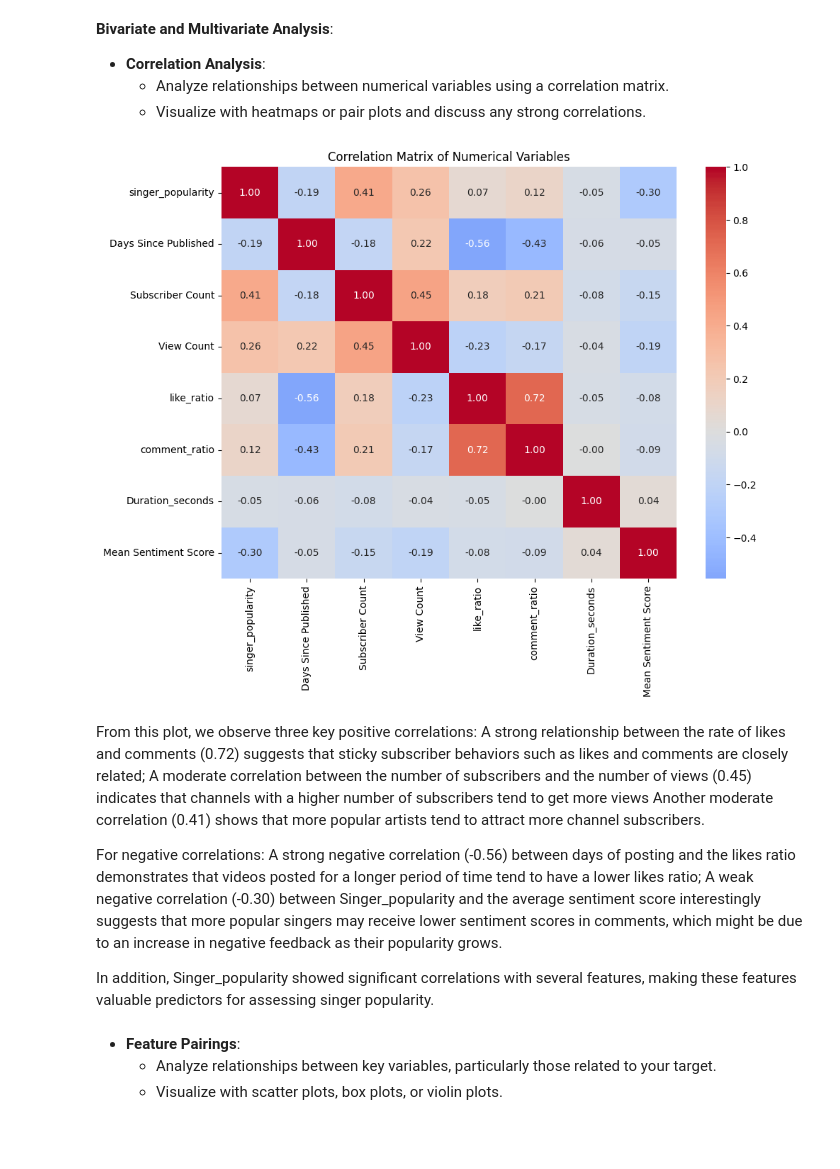
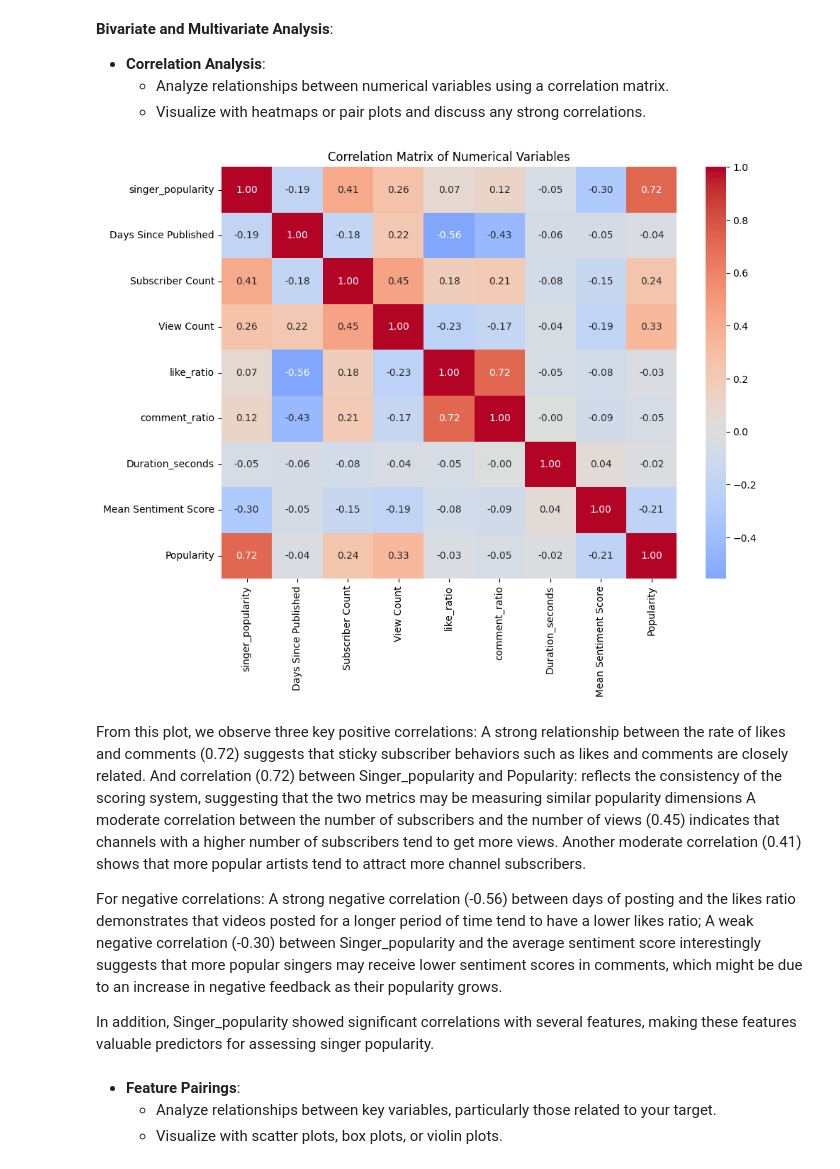
Before and after one commit to Jaycallyz/DSAN-5000-Project, a Jupyter notebook: technical-details/eda/main.ipynb, the cells around one changed output. Drawn from its saved outputs; the diff is of its cells as text; code cells hidden in the pictures; blank space fills up the shorter version.

```diff
--- a/technical-details/eda/main.ipynb
+++ b/technical-details/eda/main.ipynb
@@ -124,25 +124,27 @@ plt.xticks(rotation=45)
   - Visualize with heatmaps or pair plots and discuss any strong correlations.
 # %%
 numeric_cols = ['singer_popularity', 'Days Since Published', 'Subscriber Count',
-                  'View Count', 'like_ratio','comment_ratio', 'Duration_seconds', 'Mean Sentiment Score']
+                  'View Count', 'like_ratio','comment_ratio', 'Duration_seconds', 'Mean Sentiment Score','Popularity']
 correlation_matrix = df[numeric_cols].corr()
 
 # Create correlation heatmap
 plt.figure(figsize=(10, 8))
 sns.heatmap(correlation_matrix,
             annot=True,
             cmap='coolwarm',
             center=0,
             fmt='.2f')
 plt.title('Correlation Matrix of Numerical Variables')
 plt.tight_layout()
 # %% [output]
-[figure, old version]
+[figure, new version]
 # %% [markdown]
 From this plot, we observe three key positive correlations:
-A strong relationship between the rate of likes and comments (0.72) suggests that sticky subscriber behaviors such as likes and comments are closely related;
-A moderate correlation between the number of subscribers and the number of views (0.45) indicates that channels with a higher number of subscribers tend to get more views
+A strong relationship between the rate of likes and comments (0.72) suggests that sticky subscriber behaviors such as likes and comments are closely related.
+And correlation (0.72) between Singer_popularity and Popularity: reflects the consistency of the scoring system, suggesting that the two metrics may be measuring similar popularity dimensions
+A moderate correlation between the number of subscribers and the number of views (0.45) indicates that channels with a higher number of subscribers tend to get more views.
 Another moderate correlation (0.41) shows that more popular artists tend to attract more channel subscribers.
+
 
 For negative correlations:
 A strong negative correlation (-0.56) between days of posting and the likes ratio demonstrates that  videos posted for a longer period of time tend to have a lower likes ratio;
```
Also changed, not shown: parts of 9 cells of this notebook, 7 other files.
